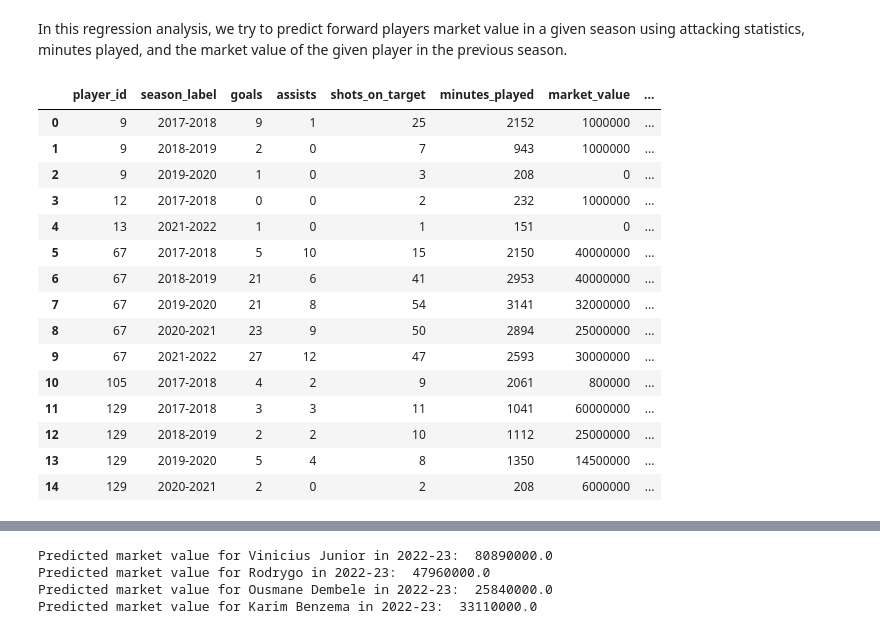
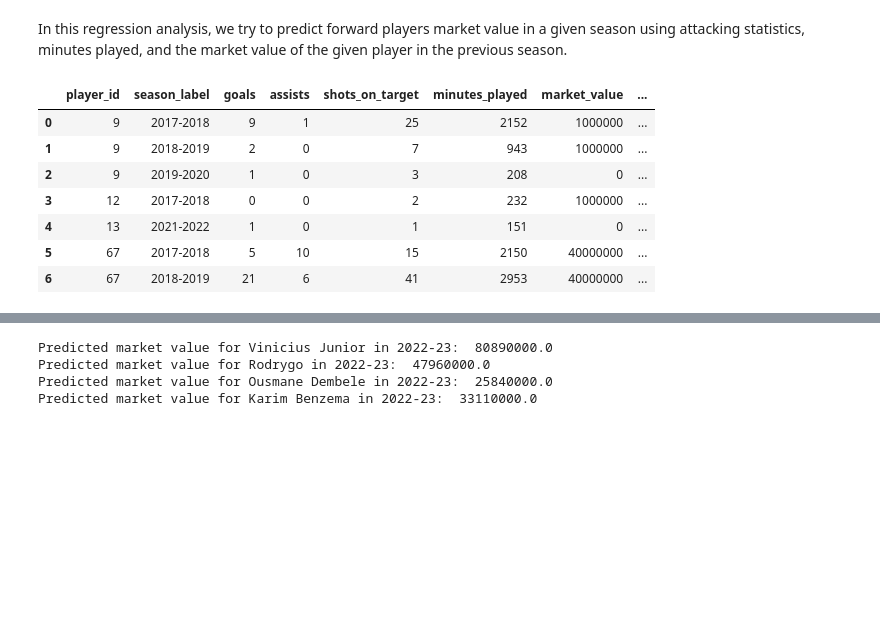
Before and after one commit to BreathingData/La_Liga_Analysis, a Jupyter notebook: La_Liga.ipynb, the cells around one changed output, grey strips where cells are left out. Saved outputs shown, nothing was run; the diff lists cells and outputs as text; code cells hidden in the pictures; blank space fills up the shorter version.

```diff
--- a/La_Liga.ipynb
+++ b/La_Liga.ipynb
@@ -3453,40 +3303,32 @@ In this regression analysis, we try to predict forward players market value in a
 # %%
 #select for each season goals, assists, shots_on_target, minutes_played, and market_value (filter for attackers positions CF SS RW and LW)
 cur.execute("SELECT ps.player_id, \
                 s.season_label, \
                 ps.goals, \
                 ps.assists, \
                 ps.shots_on_target, \
                 ps.minutes_played, \
                 ps.market_value, \
                 LEAD(ps.market_value, 1) OVER (PARTITION BY ps.player_id ORDER BY s.season_label) AS market_value_next_season \
             FROM player_statistics ps \
             INNER JOIN season s ON ps.season_id = s.season_id \
             INNER JOIN player p ON ps.player_id = p.player_id \
             WHERE s.season_label >= '2017-2018' \
                 AND p.player_position IN ('CF', 'SS', 'RW', 'LW') \
             ORDER BY ps.player_id, s.season_label")
 df_attack_value = pd.DataFrame(cur.fetchall())
 column_names = [desc[0] for desc in cur.description]
 df_attack_value.columns = column_names
-df_attack_value.head(15)
+df_attack_value.head(7)
 # %% [output]
 |  | player_id | season_label | goals | assists | shots_on_target | minutes_played | market_value | ... |
 | 0 | 9 | 2017-2018 | 9 | 1 | 25 | 2152 | 1000000 | ... |
 | 1 | 9 | 2018-2019 | 2 | 0 | 7 | 943 | 1000000 | ... |
 | 2 | 9 | 2019-2020 | 1 | 0 | 3 | 208 | 0 | ... |
 | 3 | 12 | 2017-2018 | 0 | 0 | 2 | 232 | 1000000 | ... |
 | 4 | 13 | 2021-2022 | 1 | 0 | 1 | 151 | 0 | ... |
 | 5 | 67 | 2017-2018 | 5 | 10 | 15 | 2150 | 40000000 | ... |
 | 6 | 67 | 2018-2019 | 21 | 6 | 41 | 2953 | 40000000 | ... |
-| 7 | 67 | 2019-2020 | 21 | 8 | 54 | 3141 | 32000000 | ... |
-| 8 | 67 | 2020-2021 | 23 | 9 | 50 | 2894 | 25000000 | ... |
-| 9 | 67 | 2021-2022 | 27 | 12 | 47 | 2593 | 30000000 | ... |
-| 10 | 105 | 2017-2018 | 4 | 2 | 9 | 2061 | 800000 | ... |
-| 11 | 129 | 2017-2018 | 3 | 3 | 11 | 1041 | 60000000 | ... |
-| 12 | 129 | 2018-2019 | 2 | 2 | 10 | 1112 | 25000000 | ... |
-| 13 | 129 | 2019-2020 | 5 | 4 | 8 | 1350 | 14500000 | ... |
-| 14 | 129 | 2020-2021 | 2 | 0 | 2 | 208 | 6000000 | ... |
 # %%
 #delete rows where market_value_next_season is null or 0
 df_attack_val = df_attack_value.dropna()
```
Also changed, not shown: parts of 85 cells of this notebook.
